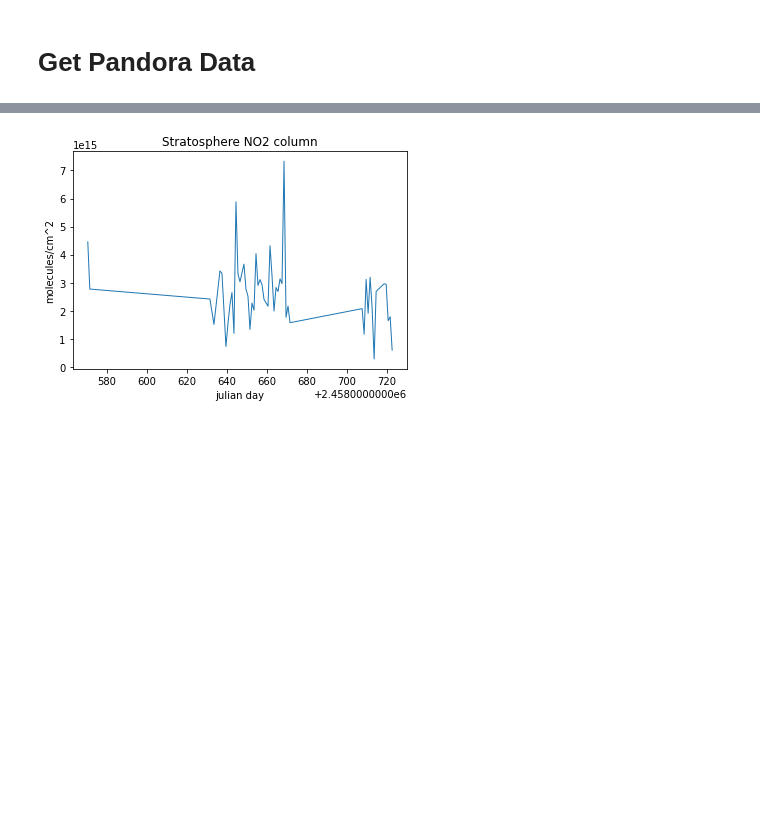
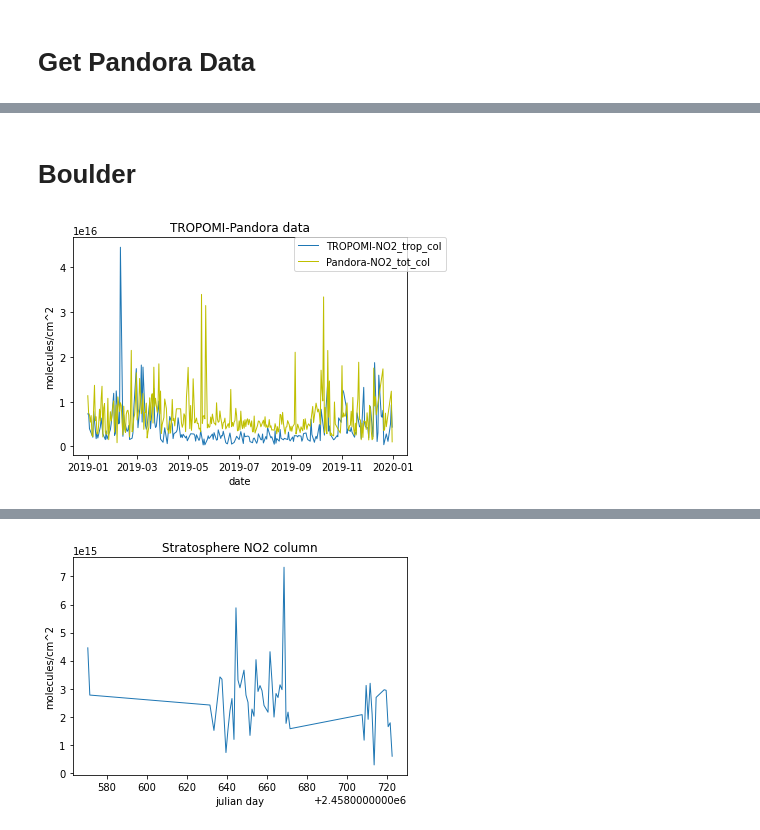
Before and after one commit to qdzhu/ACES, a Jupyter notebook: TROPOMI_Pandora_comparison.ipynb, the cells around one changed output, grey strips where cells are left out. Saved outputs shown, nothing was run; the diff lists cells and outputs as text; code cells hidden in the pictures; blank space fills up the shorter version.

```diff
--- a/TROPOMI_Pandora_comparison.ipynb
+++ b/TROPOMI_Pandora_comparison.ipynb
@@ -127,9 +99,9 @@ def get_pandora_data(filename):
     line_df = DataFrame(line_list)
     line_df = line_df[[0,7,8]]
     line_df['timestamp'] = pd.to_datetime(line_df[0],format='%Y%m%dT%H%M%SZ',errors = 'coerce')
-    line_df['NO2_tot_col'] = line_df[7]*2.687e16
+    line_df['NO2_col'] = line_df[7]*2.687e16
     line_df['NO2_uncertainty'] = line_df[8]*2.687e16 ##changing the units into mol/m^2
-    line_df = line_df[['timestamp','NO2_tot_col','NO2_uncertainty']]
+    line_df = line_df[['timestamp','NO2_col','NO2_uncertainty']]
     line_df['lon'] = lon
     line_df['lat'] = lat
     line_df = line_df.dropna()
@@ -172,0 +153,16 @@ def get_pandora_data_trop(filename):
+# %%
+def time_process(city,tz):
+    city = city[(city['timestamp']>='20190101')&(city['timestamp']<='201912312359')]
+    time_mask = (city['timestamp'].dt.hour >= 13+tz) & (city['timestamp'].dt.hour <= 13+tz)
+    city_passby = city[time_mask]
+    city_passby_group = city_passby.groupby(pd.Grouper(key='timestamp',freq='1D'))
+    city_passby_avg = city_passby_group.mean()
+    city_passby_size = city_passby_group.size()
+    unct_sum = city_passby_group['NO2_uncertainty'].sum()
+    unct_var = city_passby_group['NO2_uncertainty'].var()
+    for i in range(len(city_passby_avg)):
+        city_passby_avg['NO2_uncertainty'][i] = math.sqrt((city_passby_size[i]*unct_var[i] + (unct_sum[i]**2)/city_passby_size[i])/city_passby_size[i]**2)
+    city_passby_avg = city_passby_avg.dropna()
+    city_passby_avg = city_passby_avg.reset_index()
+    return city_passby_avg
+    return city_passby_avg
@@ -172,0 +177,10 @@ def get_pandora_data_trop(filename):
+# %%
+def plot_2(tr,pa):
+    fig, ax = plt.subplots()
+    plt.plot(tr['timestamp'], tr['NO2_col'],linewidth=1,label='TROPOMI-NO2_trop_col')
+    plt.plot(pa['timestamp'], pa['NO2_col'],c='y',linewidth=1,label='Pandora-NO2_tot_col')
+    fig.legend(bbox_to_anchor=(1, 0.9),bbox_transform=plt.gcf().transFigure)
+    plt.xlabel('date')
+    plt.ylabel('molecules/cm^2')
+    plt.title('TROPOMI-Pandora data')
+    plt.show()
@@ -173,4 +279,8 @@ def get_pandora_data_trop(filename):
+# %% [markdown]
+# Boulder
 # %%
 Boulder_pa = get_pandora_data('Pandora57s1_BoulderCO_L2Tot_rnvs1p1-7.txt')
 # %%
 Boulder_pa_trop = get_pandora_data_trop('Pandora57s1_BoulderCO_L2Trop_rnvh1p1-7.txt')
+# %%
+Boulder_pa = time_process(Boulder_pa,6)
@@ -176,0 +289,4 @@ Boulder_pa_trop = get_pandora_data_trop('Pandora57s1_BoulderCO_L2Trop_rnvh1p1-7.
+# %%
+plot_2(Boulder_tr,Boulder_pa)
+# %% [output]
+[figure, added]
```
Also changed, not shown: parts of 192 cells of this notebook.
